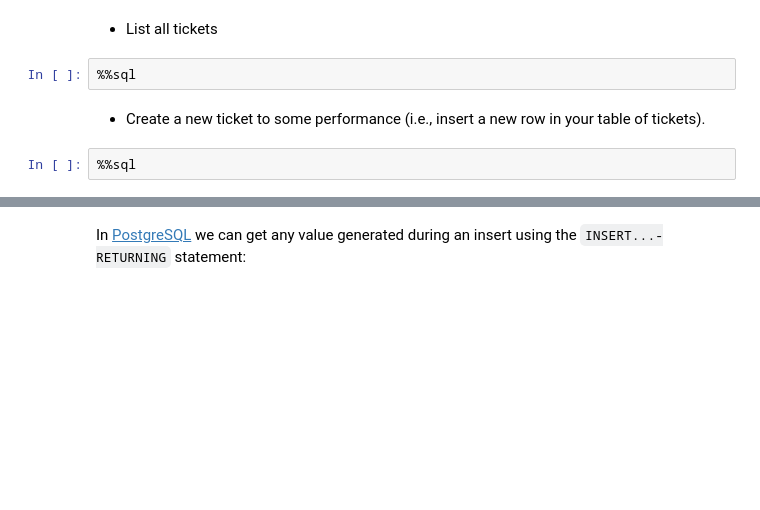
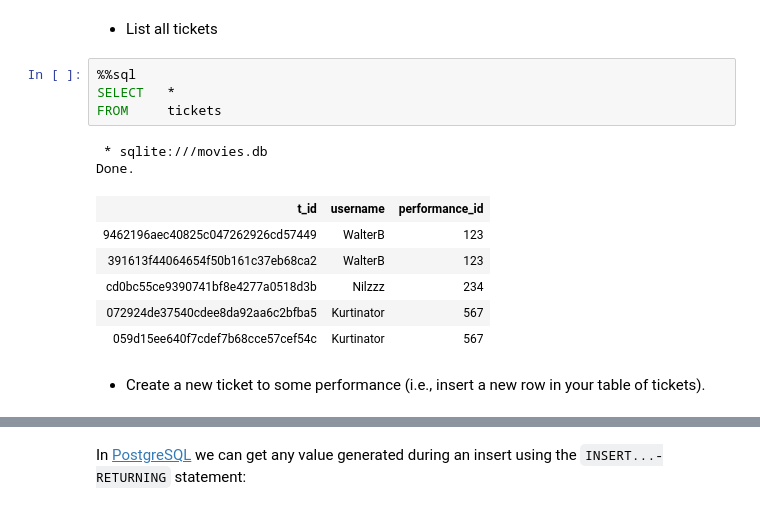
Before and after one commit to mapheus/lab2-database, a Jupyter notebook: lab2-nb.ipynb, the cells around one changed output, grey strips where cells are left out. Cells and saved outputs as stored; diff of their text form; blank space fills up the shorter version.

```diff
--- a/lab2-nb.ipynb
+++ b/lab2-nb.ipynb
@@ -84,8 +95,17 @@ Done.
 + List all tickets
 # %%
 %%sql
+SELECT   *
+FROM     tickets
+# %% [output]
+ * sqlite:///movies.db
+Done.
+| t_id | username | performance_id |
+| 9462196aec40825c047262926cd57449 | WalterB | 123 |
+| 391613f44064654f50b161c37eb68ca2 | WalterB | 123 |
+| cd0bc55ce9390741bf8e4277a0518d3b | Nilzzz | 234 |
+| 072924de37540cdee8da92aa6c2bfba5 | Kurtinator | 567 |
+| 059d15ee640f7cdef7b68cce57cef54c | Kurtinator | 567 |
 # %% [markdown]
 + Create a new ticket to some performance (i.e., insert a
   new row in your table of tickets).
-# %%
-%%sql
```
Also changed, not shown: parts of 11 cells of this notebook, 2 other files.
